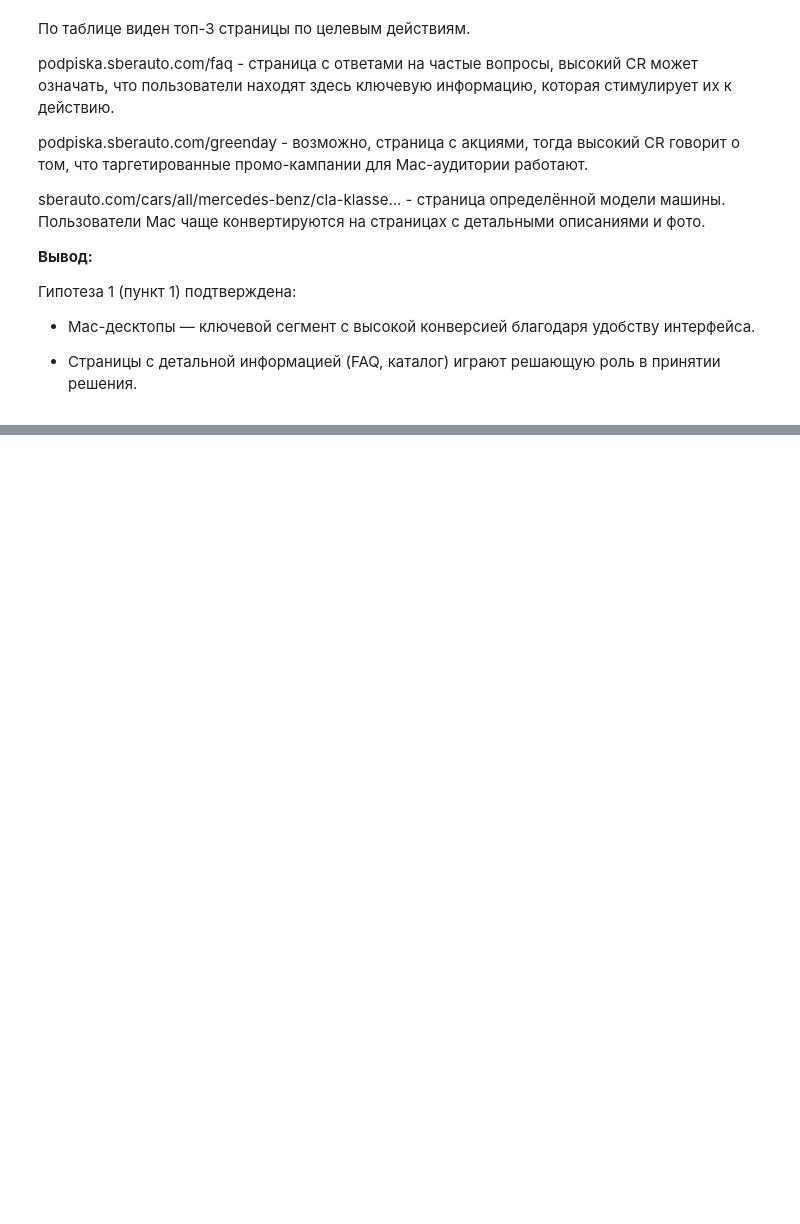
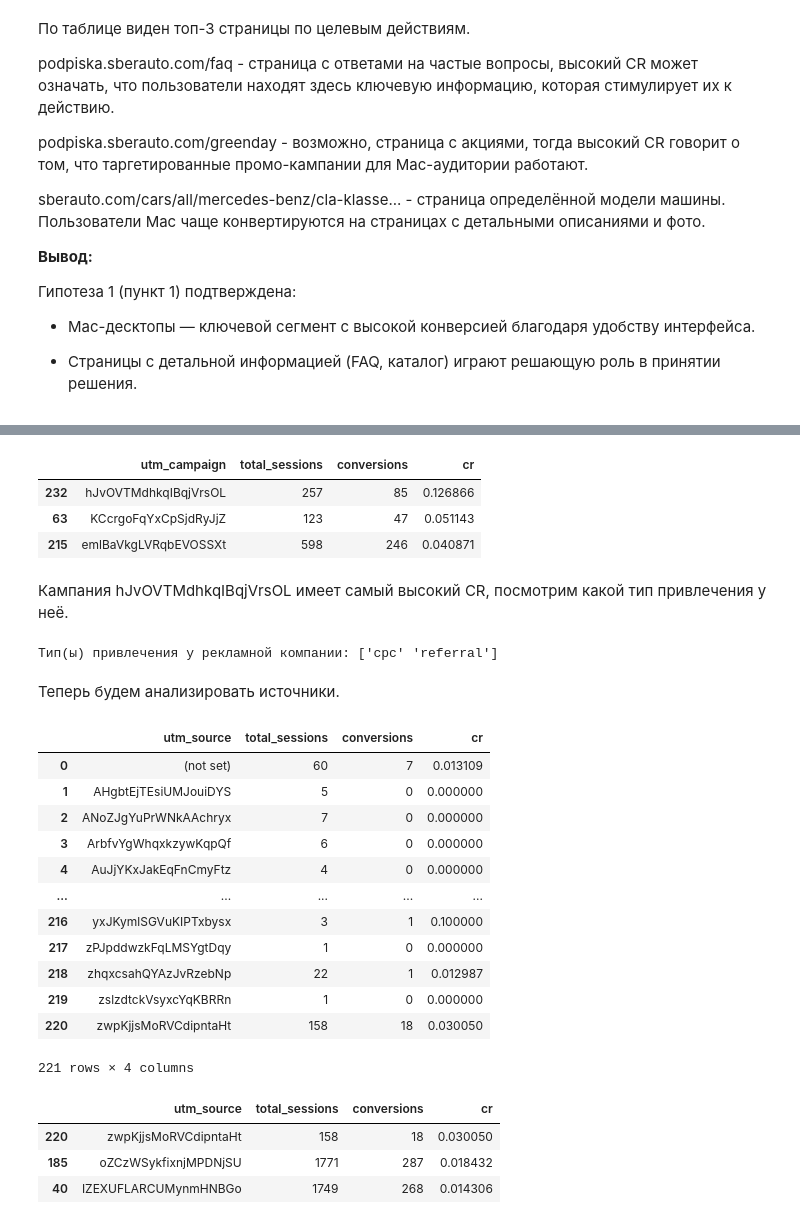
Before and after one commit to DeanNeaht/MIPT_Hackaton, a Jupyter notebook: Продуктовые гипотезы.ipynb, the cells around one changed output, grey strips where cells are left out. Drawn from its saved outputs; the diff is of its cells as text; code cells hidden in the pictures; blank space fills up the shorter version.

```diff
--- a/Продуктовые гипотезы.ipynb
+++ b/Продуктовые гипотезы.ipynb
@@ -396,0 +500,51 @@ sberauto.com/cars/all/mercedes-benz/cla-klasse... - страница опред
+# %%
+# Отфильтруем сессии больше 100 и выделим топ-3 с самым высоким CR
+filtered_moscow_campaigns = moscow_campaigns[moscow_campaigns['total_sessions'] >= 100]
+top_campaigns = filtered_moscow_campaigns.sort_values('cr', ascending=False).head(3)
+display(top_campaigns)
+# %% [output]
+|  | utm_campaign | total_sessions | conversions | cr |
+| 232 | hJvOVTMdhkqIBqjVrsOL | 257 | 85 | 0.126866 |
+| 63 | KCcrgoFqYxCpSjdRyJjZ | 123 | 47 | 0.051143 |
+| 215 | emlBaVkgLVRqbEVOSSXt | 598 | 246 | 0.040871 |
+# %% [markdown]
+Кампания hJvOVTMdhkqIBqjVrsOL имеет самый высокий CR, посмотрим какой тип привлечения у неё.
+# %%
+medium = moscow_data[moscow_data['utm_campaign'] == "hJvOVTMdhkqIBqjVrsOL"]["utm_medium"].unique()
+print(f"Тип(ы) привлечения у рекламной компании: {medium}")
+# %% [output]
+Тип(ы) привлечения у рекламной компании: ['cpc' 'referral']
+# %% [markdown]
+Теперь будем анализировать источники.
+# %%
+# Анализируем из каких каналов (utm_source) приходит трафик с Moscow
+moscow_sources = moscow_data.groupby('utm_source').agg(
+    total_sessions=('session_id', 'nunique'),
+    conversions=("is_conversion", "sum"),
+    cr=('is_conversion', 'mean')
+).reset_index()
+display(moscow_sources)
+# %% [output]
+|  | utm_source | total_sessions | conversions | cr |
+| 0 | (not set) | 60 | 7 | 0.013109 |
+| 1 | AHgbtEjTEsiUMJouiDYS | 5 | 0 | 0.000000 |
+| 2 | ANoZJgYuPrWNkAAchryx | 7 | 0 | 0.000000 |
+| 3 | ArbfvYgWhqxkzywKqpQf | 6 | 0 | 0.000000 |
+| 4 | AuJjYKxJakEqFnCmyFtz | 4 | 0 | 0.000000 |
+| ... | ... | ... | ... | ... |
+| 216 | yxJKymlSGVuKIPTxbysx | 3 | 1 | 0.100000 |
+| 217 | zPJpddwzkFqLMSYgtDqy | 1 | 0 | 0.000000 |
+| 218 | zhqxcsahQYAzJvRzebNp | 22 | 1 | 0.012987 |
+| 219 | zslzdtckVsyxcYqKBRRn | 1 | 0 | 0.000000 |
+| 220 | zwpKjjsMoRVCdipntaHt | 158 | 18 | 0.030050 |
+221 rows × 4 columns
+# %%
+# Отфильтруем сессии больше 100 и выделим топ-3 с самым высоким CR
+filtered_moscow_sources = moscow_sources[moscow_sources['total_sessions'] >= 100]
+top_sources = filtered_moscow_sources.sort_values('cr', ascending=False).head(3)
+display(top_sources)
+# %% [output]
+|  | utm_source | total_sessions | conversions | cr |
+| 220 | zwpKjjsMoRVCdipntaHt | 158 | 18 | 0.030050 |
+| 185 | oZCzWSykfixnjMPDNjSU | 1771 | 287 | 0.018432 |
+| 40 | IZEXUFLARCUMynmHNBGo | 1749 | 268 | 0.014306 |
```
Also changed, not shown: parts of 41 cells of this notebook.
